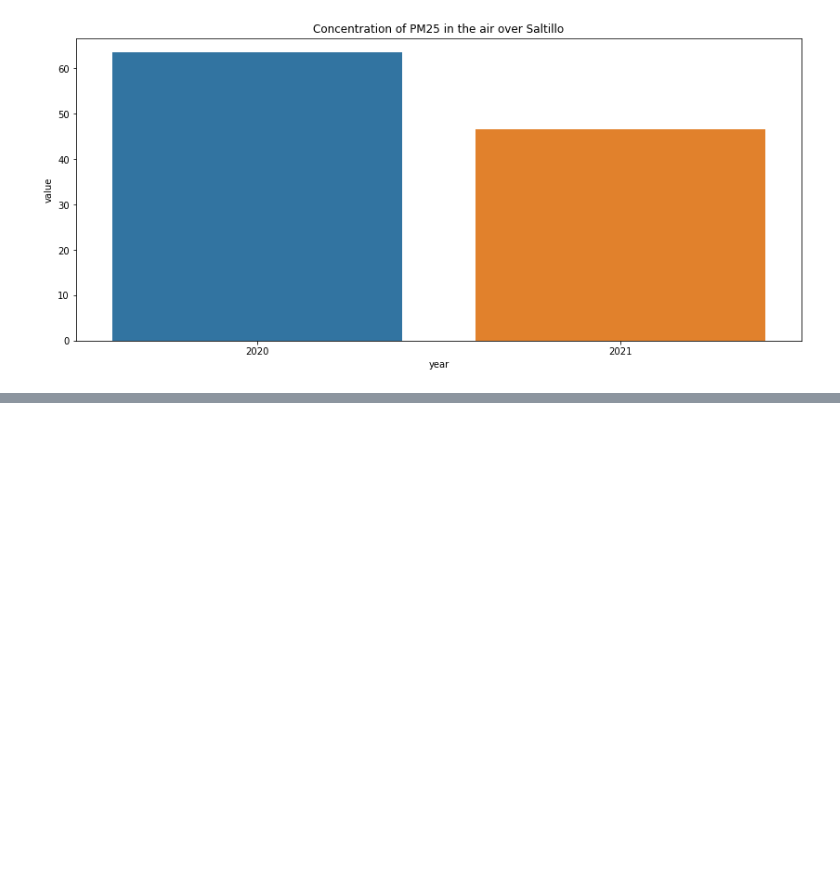
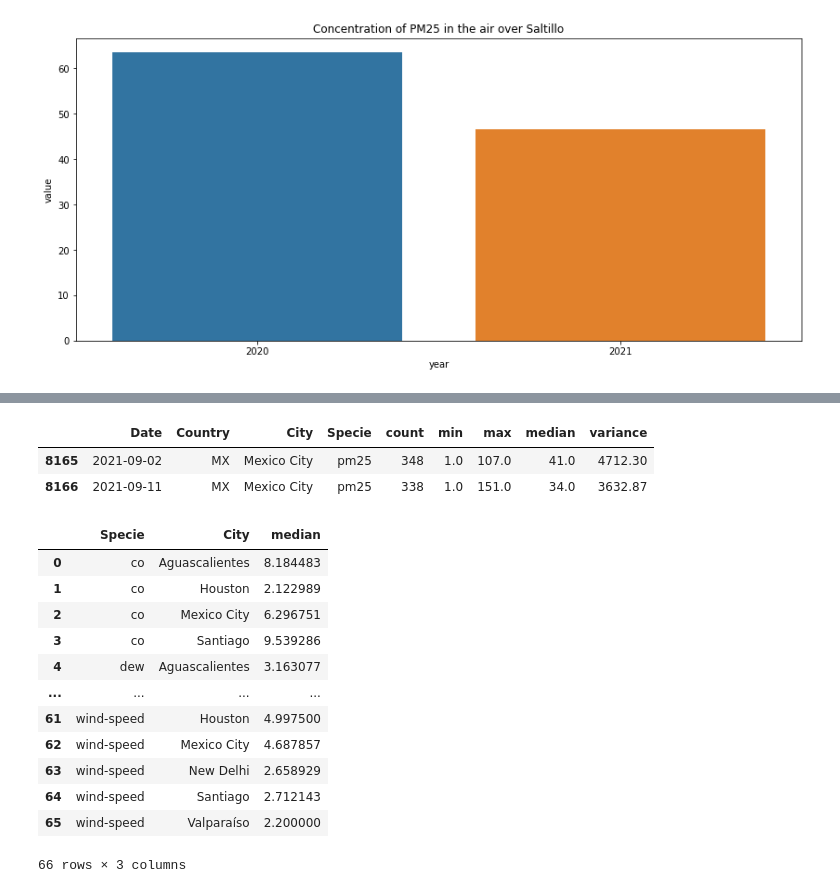
Before and after one commit to angelsmreyes/Contaminacion-del-aire-proyecto, a Jupyter notebook: Proyecto_air_quality.ipynb, the cells around one changed output, grey strips where cells are left out. Saved outputs shown, nothing was run; the diff lists cells and outputs as text; code cells hidden in the pictures; blank space fills up the shorter version.

```diff
--- a/Proyecto_air_quality.ipynb
+++ b/Proyecto_air_quality.ipynb
@@ -302,0 +306,2 @@ plt.title('Concentration of PM25 in the air over Saltillo');
+# %%
+covid = pd.read_csv('waqi-covid19-airqualitydata-2020.csv', skiprows=4)
@@ -302,0 +349,23 @@ plt.title('Concentration of PM25 in the air over Saltillo');
+# %%
+mx_cl.head(2)
+# %% [output]
+|  | Date | Country | City | Specie | count | min | max | median | variance |
+| 8165 | 2021-09-02 | MX | Mexico City | pm25 | 348 | 1.0 | 107.0 | 41.0 | 4712.30 |
+| 8166 | 2021-09-11 | MX | Mexico City | pm25 | 338 | 1.0 | 151.0 | 34.0 | 3632.87 |
+# %%
+poll_city = mx_cl.groupby(['Specie','City'], as_index=False).agg({'median':'mean'})
+poll_city
+# %% [output]
+|  | Specie | City | median |
+| 0 | co | Aguascalientes | 8.184483 |
+| 1 | co | Houston | 2.122989 |
+| 2 | co | Mexico City | 6.296751 |
+| 3 | co | Santiago | 9.539286 |
+| 4 | dew | Aguascalientes | 3.163077 |
+| ... | ... | ... | ... |
+| 61 | wind-speed | Houston | 4.997500 |
+| 62 | wind-speed | Mexico City | 4.687857 |
+| 63 | wind-speed | New Delhi | 2.658929 |
+| 64 | wind-speed | Santiago | 2.712143 |
+| 65 | wind-speed | Valparaíso | 2.200000 |
+66 rows × 3 columns
```
Also changed, not shown: parts of 14 cells of this notebook, 1 other file.
